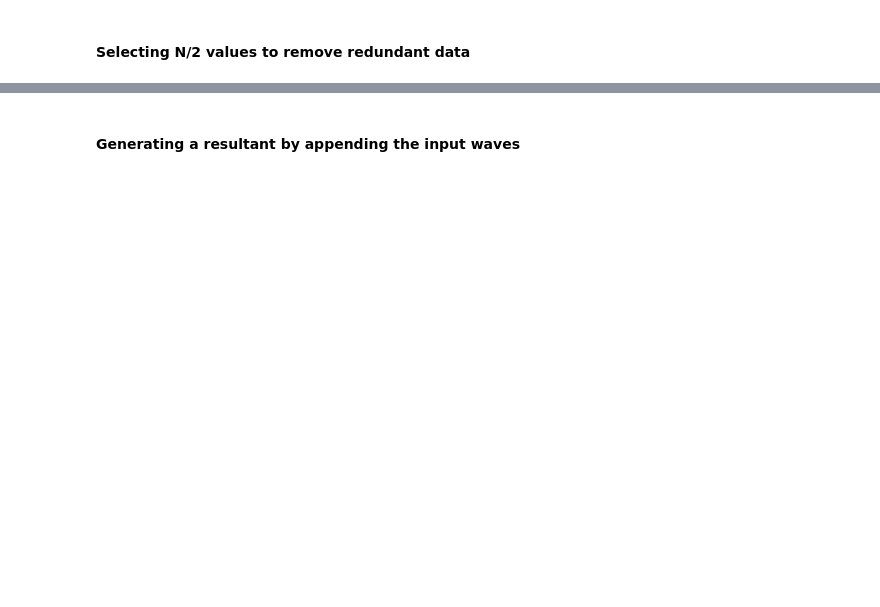
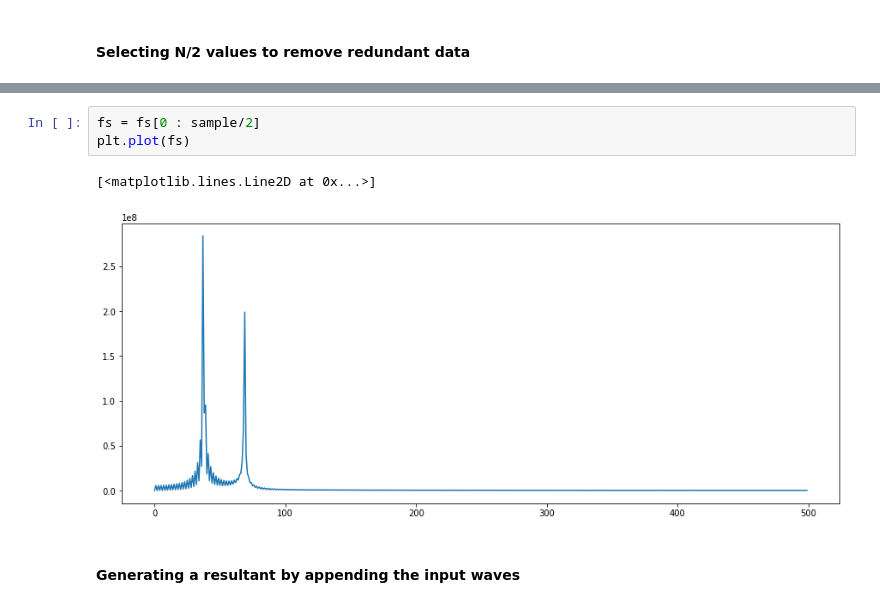
Before and after one commit to iAmeeth/Vibration-Analysis, a Jupyter notebook: Getting started with signal analysis.ipynb, the cells around one changed output, grey strips where cells are left out. Saved outputs shown, nothing was run; the diff lists cells and outputs as text; blank space fills up the shorter version.

```diff
--- a/Getting started with signal analysis.ipynb
+++ b/Getting started with signal analysis.ipynb
@@ -91,3 +68,9 @@ py.iplot(data, filename='FFT_Signal_1')
+# %%
+fs = fs[0 : sample/2]
+plt.plot(fs)
+# %% [output]
+[<matplotlib.lines.Line2D at 0x...>]
+[figure, added]
 # %% [markdown]
 #### Generating a resultant by appending the input waves
 # %%
```
Also changed, not shown: parts of 5 cells of this notebook.
